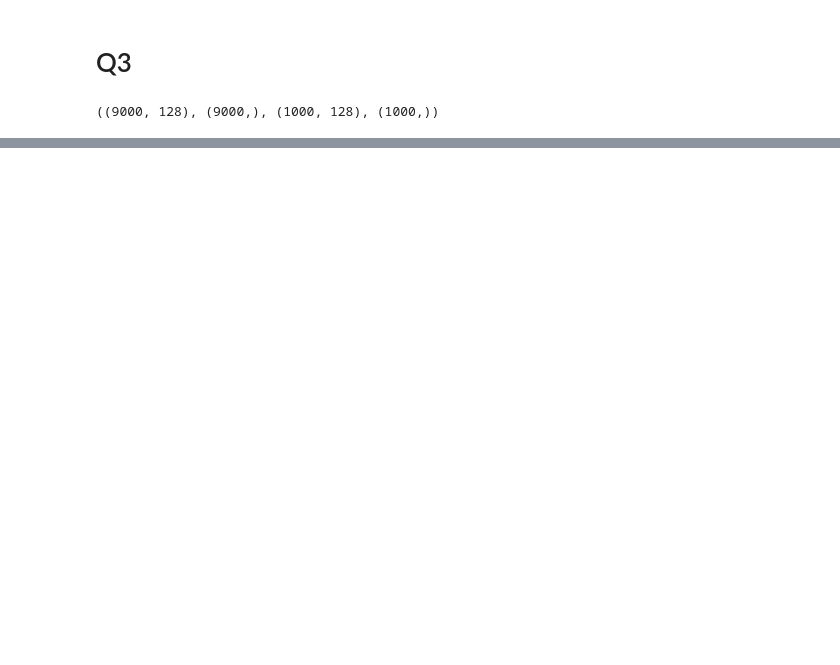
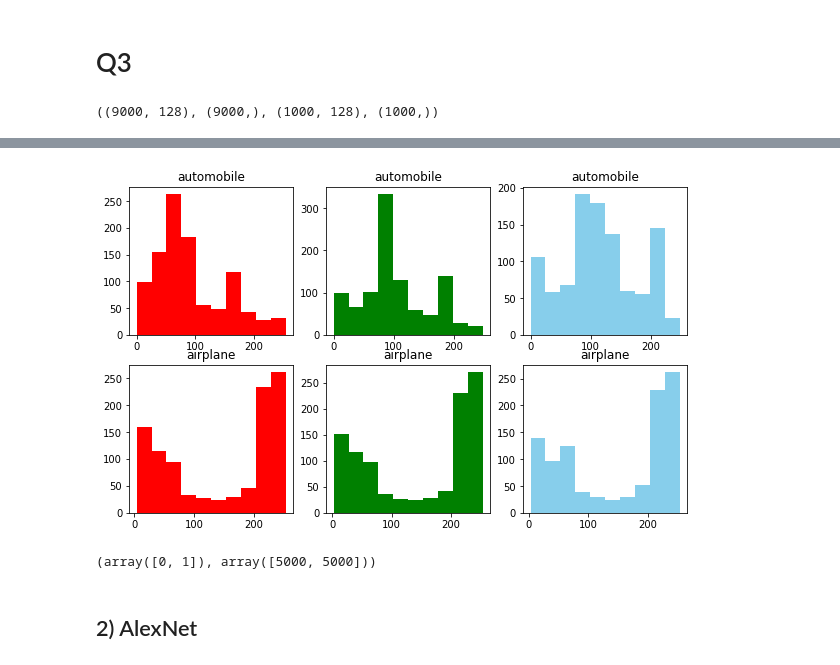
Before and after one commit to itissandeep98/ML-Assignments, a Jupyter notebook: Assignment3/ML_Assignment3.ipynb, the cells around one changed output, grey strips where cells are left out. Drawn from its saved outputs; the diff is of its cells as text; code cells hidden in the pictures; blank space fills up the shorter version.

```diff
--- a/Assignment3/ML_Assignment3.ipynb
+++ b/Assignment3/ML_Assignment3.ipynb
@@ -609,0 +708,3 @@ train(model,train_iterator,optimizer,criterion,device)
+# %%
+df=pd.DataFrame(X_train)
+class_names=["airplane","automobile","bird","cat","deer","dog","frog","horse","ship","truck"]
@@ -609,0 +727,29 @@ train(model,train_iterator,optimizer,criterion,device)
+# %%
+def display_color_hists(images, labels, indices, class_names=class_names):
+    fig = plt.figure(figsize=(10,6))
+    n = 0
+    for i in indices:
+        plt.subplot(2,3,n+1)
+        plt.hist(images[i][:1024],color = "red")
+        plt.title(class_names[labels[i]])
+        n += 1
+
+        plt.subplot(2,3,n+1)
+        plt.hist(images[i][1024:2048],color = "green")
+        plt.title(class_names[labels[i]])
+        n += 1
+
+        plt.subplot(2,3,n+1)
+        plt.hist(images[i][2048:],color = "skyblue")
+        plt.title(class_names[labels[i]])
+        n += 1
+    plt.show()
+display_color_hists(X_train, y_train,[0,2] )
+# %% [output]
+[figure, added]
+# %%
+np.unique(y_train, return_counts=True)
+# %% [output]
+(array([0, 1]), array([5000, 5000]))
+# %% [markdown]
+## 2) AlexNet
```
Also changed, not shown: parts of 30 cells of this notebook.
